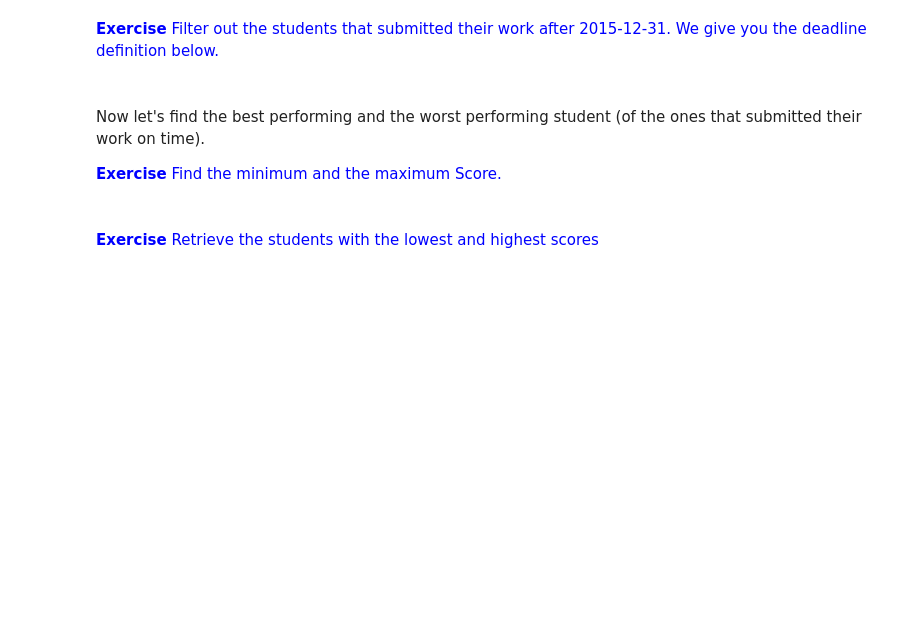
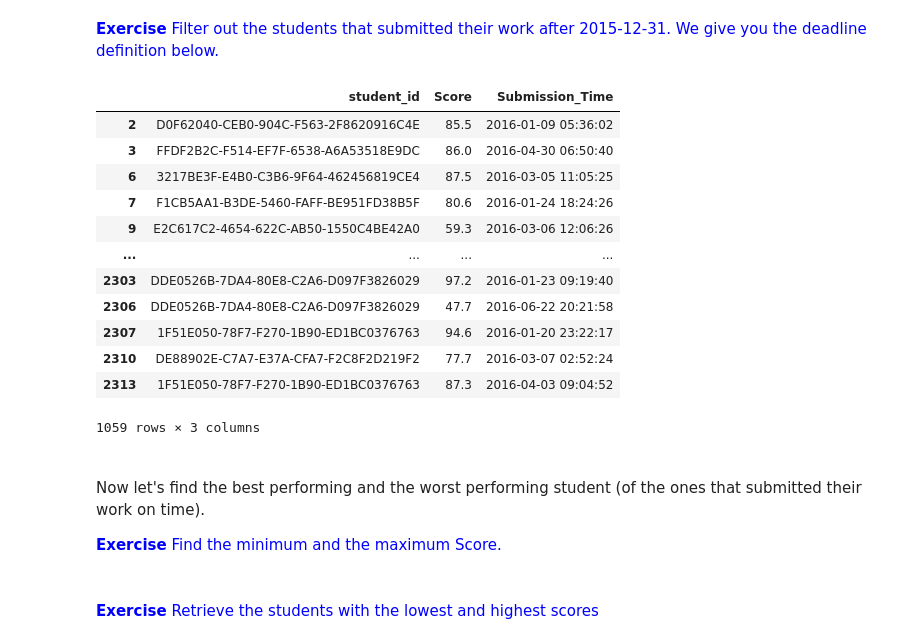
Before and after one commit to graleix/Intento, a Jupyter notebook: Laboratoris/02_Basic data manipulation with Pandas/04_Pandas_Intro_Colab.ipynb, the cells around one changed output. Saved outputs shown, nothing was run; the diff lists cells and outputs as text; code cells hidden in the pictures; blank space fills up the shorter version.

```diff
--- a/Laboratoris/02_Basic data manipulation with Pandas/04_Pandas_Intro_Colab.ipynb
+++ b/Laboratoris/02_Basic data manipulation with Pandas/04_Pandas_Intro_Colab.ipynb
@@ -426,6 +449,23 @@ import numpy as np
 deadline = np.datetime64('2015-12-31')
 # %%
 # Your Code Here
+import numpy as np
+deadline = np.datetime64('2015-12-31')
+grades[grades['Submission_Time'] >= deadline]
+# %% [output]
+|  | student_id | Score | Submission_Time |
+| 2 | D0F62040-CEB0-904C-F563-2F8620916C4E | 85.5 | 2016-01-09 05:36:02 |
+| 3 | FFDF2B2C-F514-EF7F-6538-A6A53518E9DC | 86.0 | 2016-04-30 06:50:40 |
+| 6 | 3217BE3F-E4B0-C3B6-9F64-462456819CE4 | 87.5 | 2016-03-05 11:05:25 |
+| 7 | F1CB5AA1-B3DE-5460-FAFF-BE951FD38B5F | 80.6 | 2016-01-24 18:24:26 |
+| 9 | E2C617C2-4654-622C-AB50-1550C4BE42A0 | 59.3 | 2016-03-06 12:06:26 |
+| ... | ... | ... | ... |
+| 2303 | DDE0526B-7DA4-80E8-C2A6-D097F3826029 | 97.2 | 2016-01-23 09:19:40 |
+| 2306 | DDE0526B-7DA4-80E8-C2A6-D097F3826029 | 47.7 | 2016-06-22 20:21:58 |
+| 2307 | 1F51E050-78F7-F270-1B90-ED1BC0376763 | 94.6 | 2016-01-20 23:22:17 |
+| 2310 | DE88902E-C7A7-E37A-CFA7-F2C8F2D219F2 | 77.7 | 2016-03-07 02:52:24 |
+| 2313 | 1F51E050-78F7-F270-1B90-ED1BC0376763 | 87.3 | 2016-04-03 09:04:52 |
+1059 rows × 3 columns
 # %% [markdown]
 <br>
 
```
Also changed, not shown: parts of 1 cell of this notebook.
